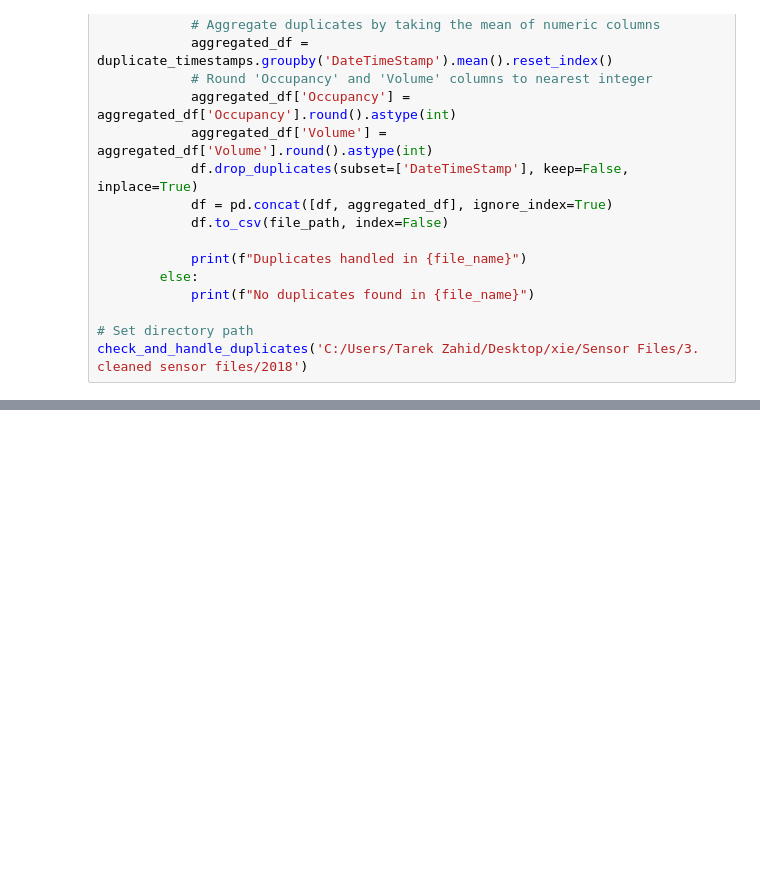
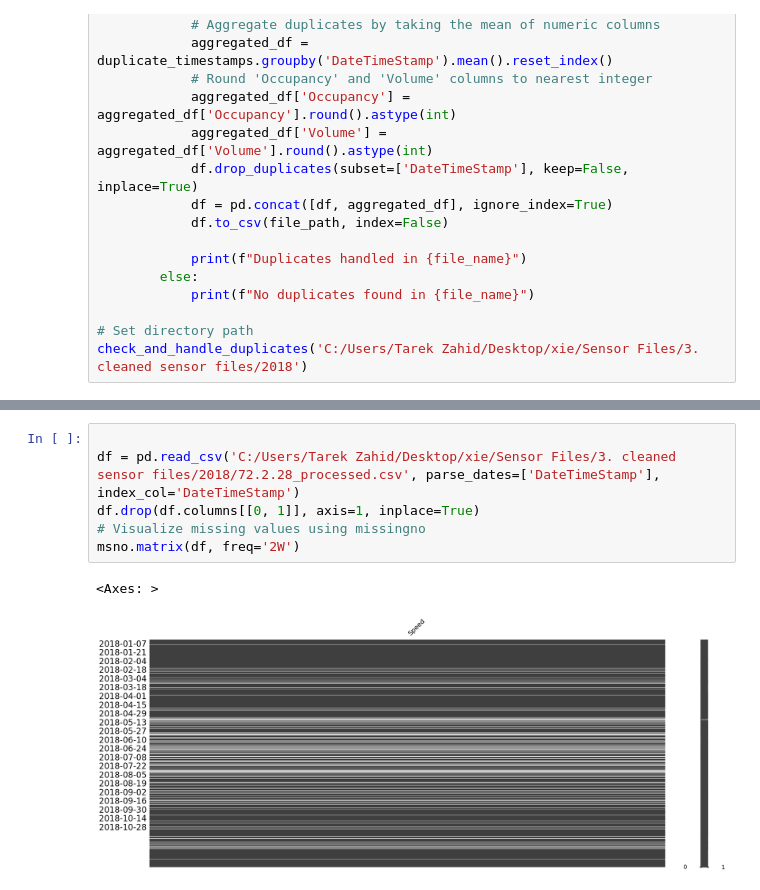
Before and after one commit to tarekbzahid/XIE_dataset_prep, a Jupyter notebook: utils/clean.ipynb, the cells around one changed output, grey strips where cells are left out. Saved outputs shown, nothing was run; the diff lists cells and outputs as text; blank space fills up the shorter version.

```diff
--- a/utils/clean.ipynb
+++ b/utils/clean.ipynb
@@ -154,0 +222,9 @@ check_and_handle_duplicates('C:/Users/Tarek Zahid/Desktop/xie/Sensor Files/3. cl
+# %%
+
+df = pd.read_csv('C:/Users/Tarek Zahid/Desktop/xie/Sensor Files/3. cleaned sensor files/2018/72.2.28_processed.csv', parse_dates=['DateTimeStamp'], index_col='DateTimeStamp')
+df.drop(df.columns[[0, 1]], axis=1, inplace=True)
+# Visualize missing values using missingno
+msno.matrix(df, freq='2W')
+# %% [output]
+<Axes: >
+[figure, added]
```
Also changed, not shown: parts of 4 cells of this notebook, 1 other file.
